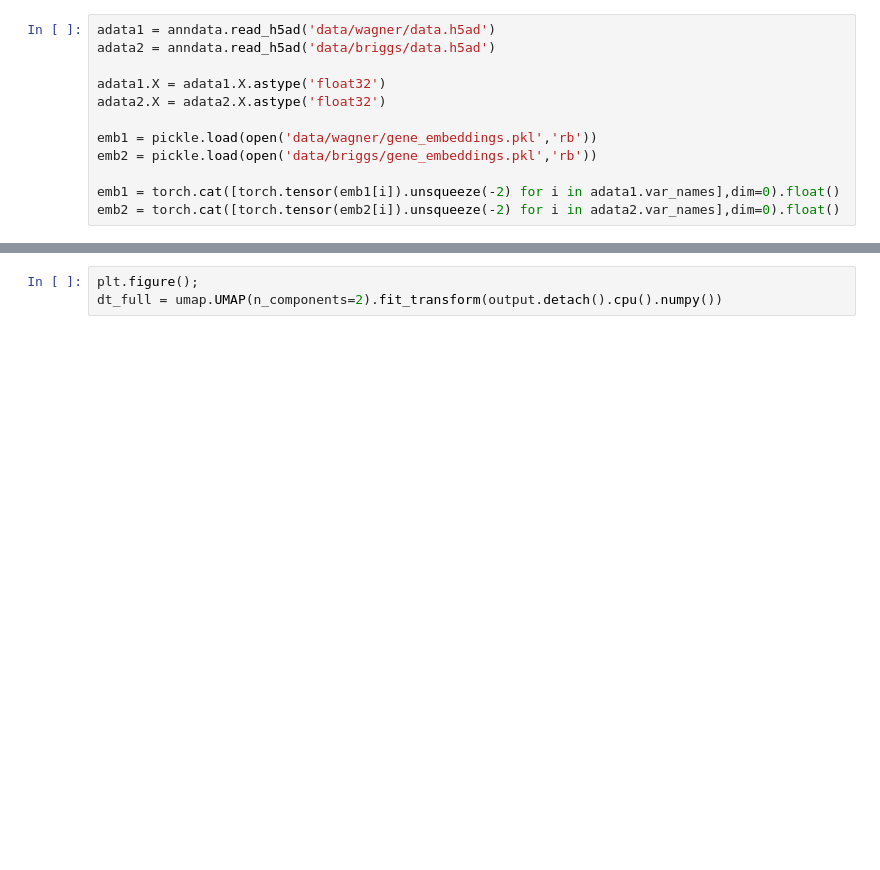
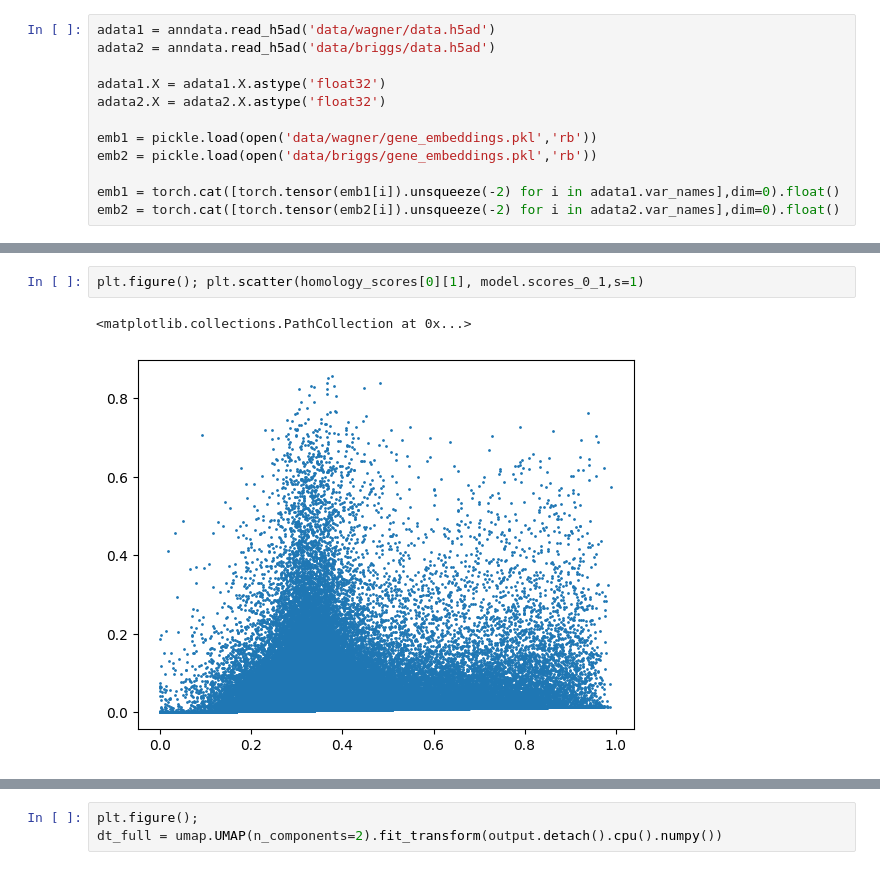
Before and after one commit to atarashansky/cross-species-vae, a Jupyter notebook: vae-emb.ipynb, the cells around one changed output, grey strips where cells are left out. Saved outputs shown, nothing was run; the diff lists cells and outputs as text; blank space fills up the shorter version.

```diff
--- a/vae-emb.ipynb
+++ b/vae-emb.ipynb
@@ -212 +277,6 @@ Metric val_loss improved by 0.360 >= min_delta = 0.0. New best score: 1.056
+# %%
+plt.figure(); plt.scatter(homology_scores[0][1], model.scores_0_1,s=1)
+# %% [output]
+<matplotlib.collections.PathCollection at 0x...>
+[figure, added]
 # %%
```
Also changed, not shown: parts of 26 cells of this notebook, 5 other files.
